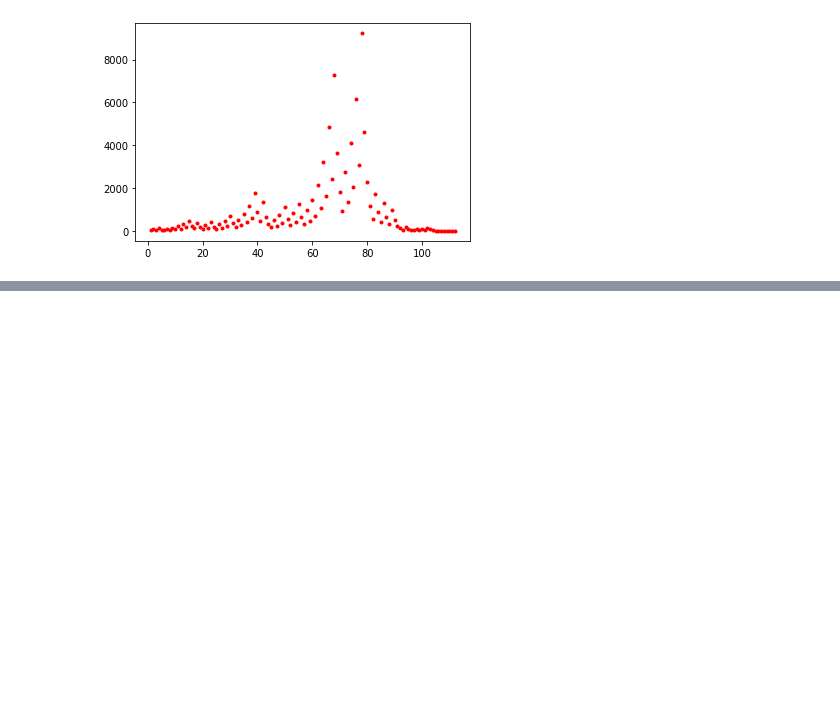
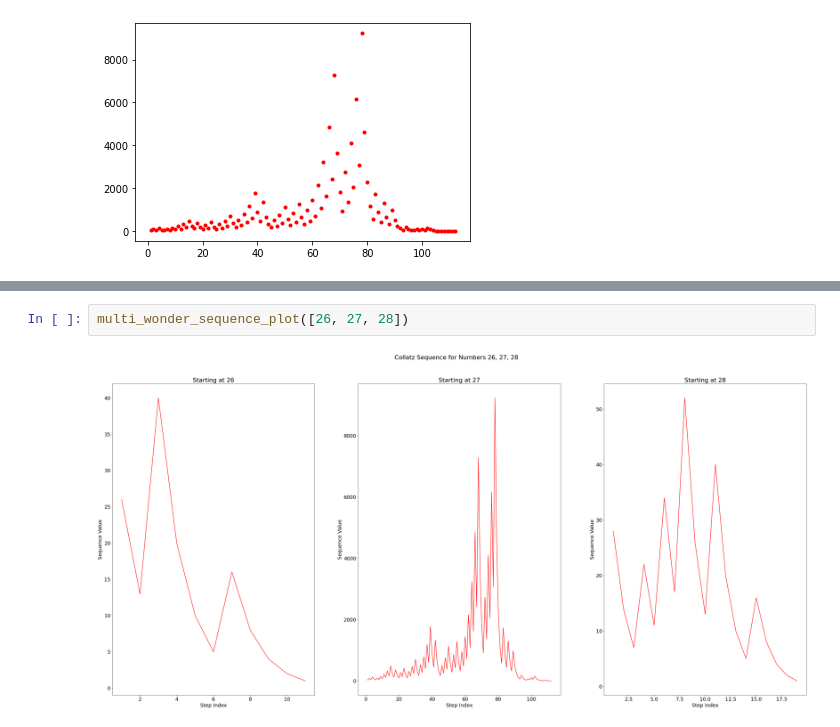
Before and after one commit to Dmacracy/Small-Math-Programs, a Jupyter notebook: Wondrous Numbers and the Collatz Conjecture.ipynb, the cells around one changed output, grey strips where cells are left out. Saved outputs shown, nothing was run; the diff lists cells and outputs as text; blank space fills up the shorter version.

```diff
--- a/Wondrous Numbers and the Collatz Conjecture.ipynb
+++ b/Wondrous Numbers and the Collatz Conjecture.ipynb
@@ -85,0 +143,4 @@ wonder_sequence_plot(27)
+# %%
+multi_wonder_sequence_plot([26, 27, 28])
+# %% [output]
+[figure, added]
```
Also changed, not shown: parts of 16 cells of this notebook.
